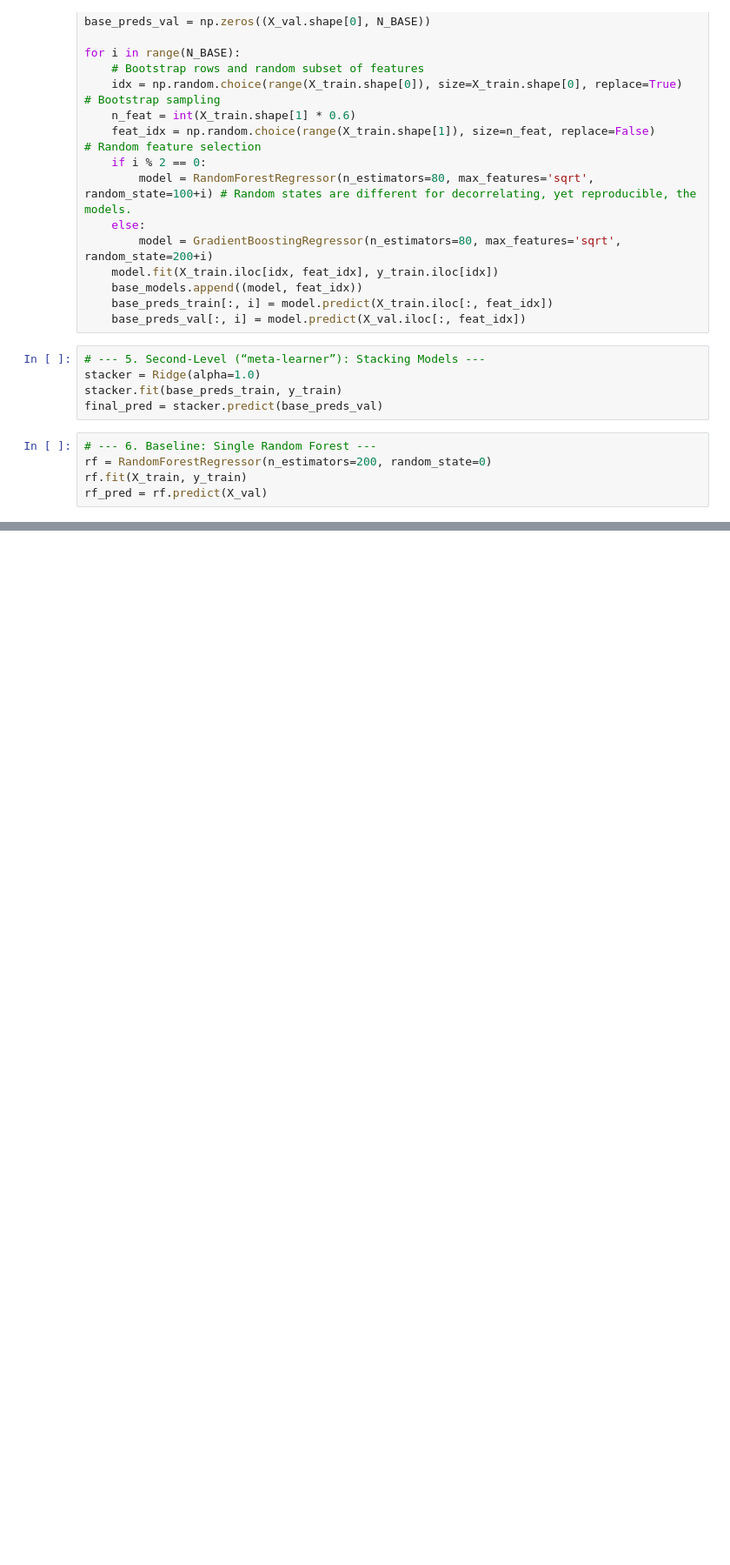
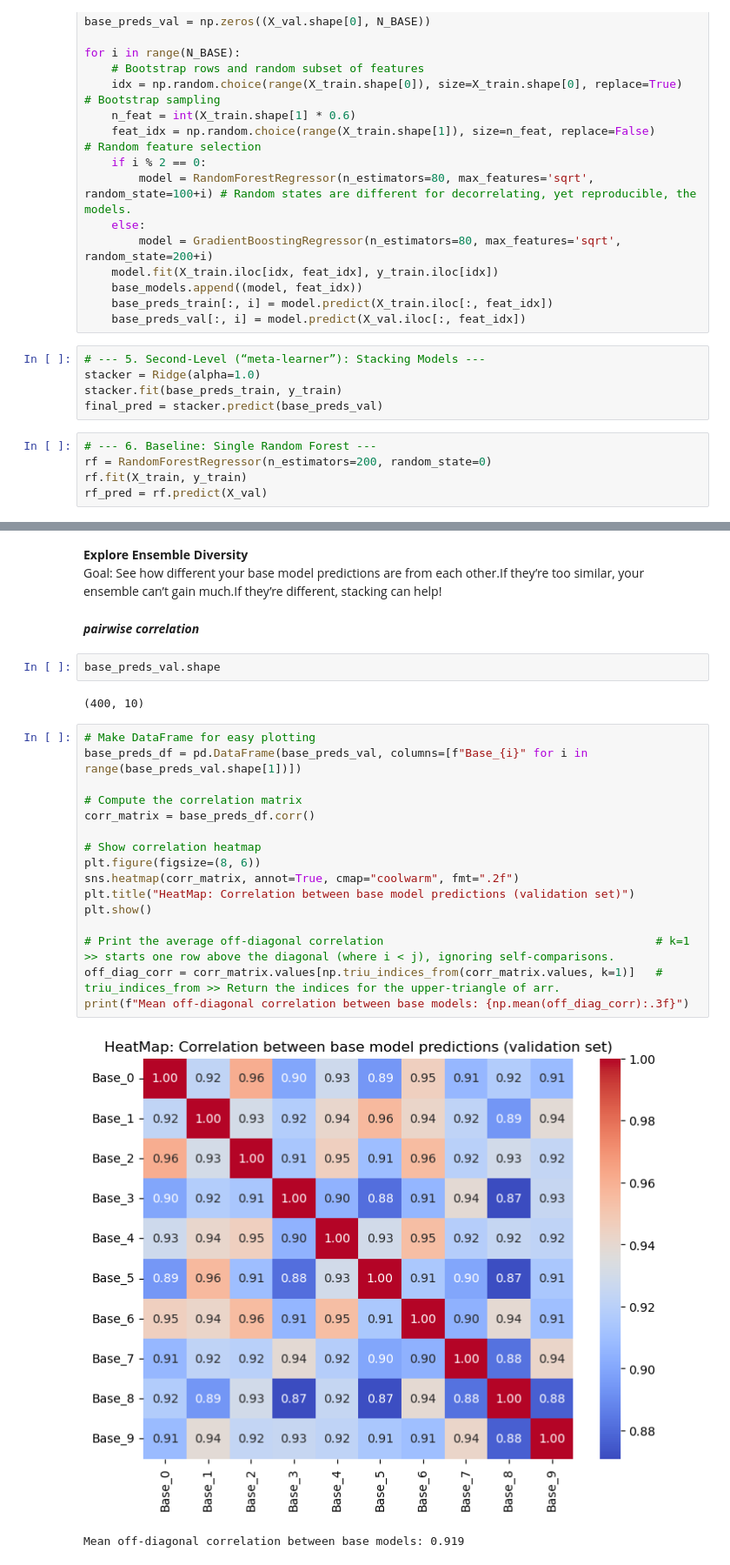
Before and after one commit to submerged-in-matrix/materials-ml-projects-, a Jupyter notebook: Projects/P_4_MP_Pred_2_Lvl_Ensemble/P_4_MP_Pred_2_Lvl_Ensemble.ipynb, the cells around one changed output, grey strips where cells are left out. Shown at 87% size. Saved outputs shown, nothing was run; the diff lists cells and outputs as text; blank space fills up the shorter version.

Commit message:
*Ensemble candidates and size increased*

```diff
--- a/Projects/P_4_MP_Pred_2_Lvl_Ensemble/P_4_MP_Pred_2_Lvl_Ensemble.ipynb
+++ b/Projects/P_4_MP_Pred_2_Lvl_Ensemble/P_4_MP_Pred_2_Lvl_Ensemble.ipynb
@@ -220,0 +201,29 @@ display(Markdown(r"""
+# %% [markdown]
+**Explore Ensemble Diversity**
+Goal:
+See how different your base model predictions are from each other.If they’re too similar, your ensemble can’t gain much.If they’re different, stacking can help!
+# %% [markdown]
+***pairwise correlation***
+# %%
+base_preds_val.shape
+# %% [output]
+(400, 10)
+# %%
+# Make DataFrame for easy plotting
+base_preds_df = pd.DataFrame(base_preds_val, columns=[f"Base_{i}" for i in range(base_preds_val.shape[1])])
+
+# Compute the correlation matrix
+corr_matrix = base_preds_df.corr()
+
+# Show correlation heatmap
+plt.figure(figsize=(8, 6))
+sns.heatmap(corr_matrix, annot=True, cmap="coolwarm", fmt=".2f")
+plt.title("HeatMap: Correlation between base model predictions (validation set)")
+plt.show()
+
+# Print the average off-diagonal correlation                                        # k=1 >> starts one row above the diagonal (where i < j), ignoring self-comparisons.
+off_diag_corr = corr_matrix.values[np.triu_indices_from(corr_matrix.values, k=1)]   # triu_indices_from >> Return the indices for the upper-triangle of arr.
+print(f"Mean off-diagonal correlation between base models: {np.mean(off_diag_corr):.3f}")
+# %% [output]
+[figure, added]
+Mean off-diagonal correlation between base models: 0.919
```
Also changed, not shown: parts of 15 cells of this notebook.
